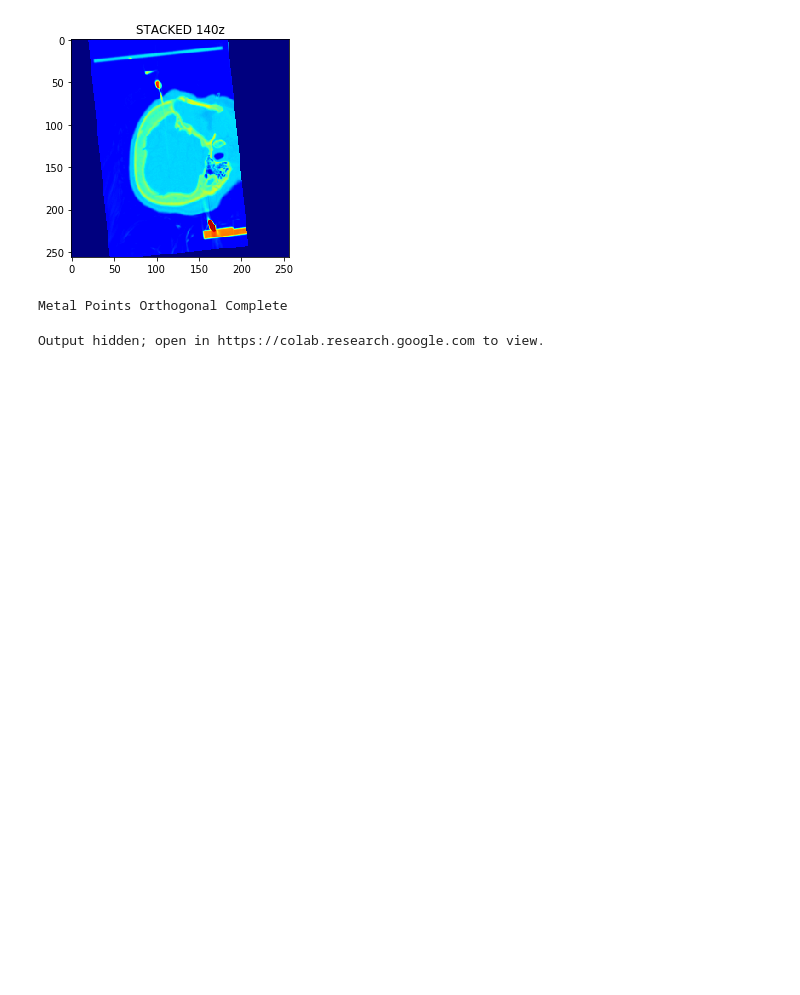
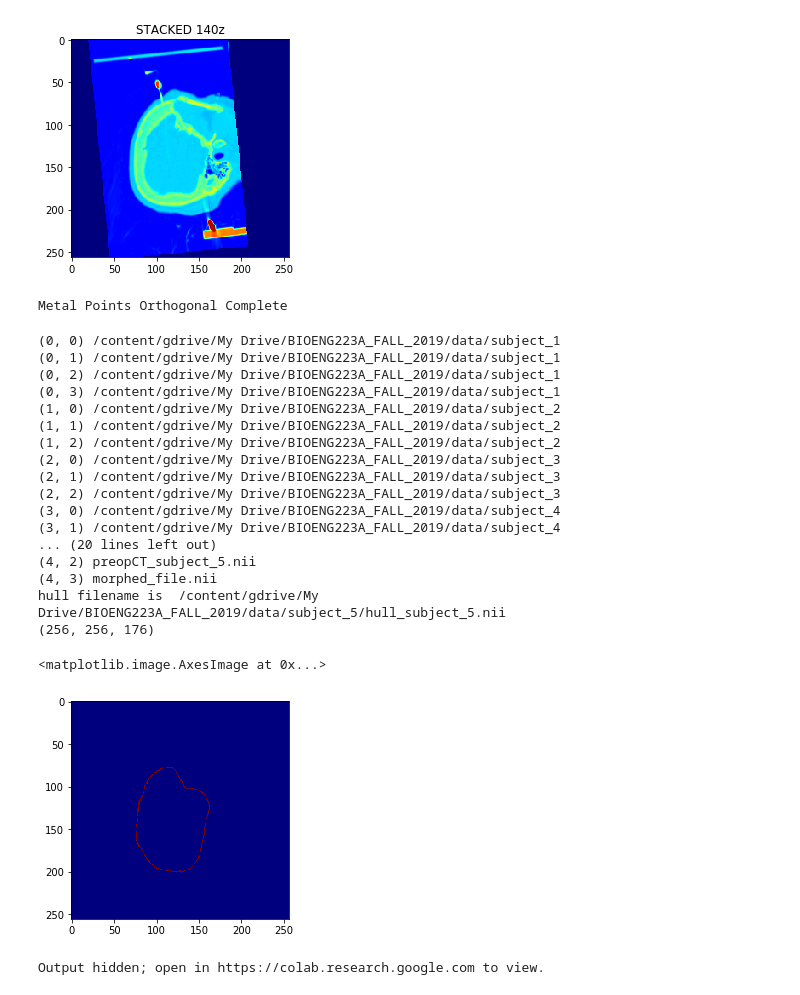
Before and after one commit to wspeier1/BE223A_2019, a Jupyter notebook: CT_Segmentation/read_NIFTI.ipynb, the cells around one changed output. Cells and saved outputs as stored; diff of their text form; code cells hidden in the pictures; blank space fills up the shorter version.

Commit message:
Import hull, hull changes
Load example hull
Scale hull
hull plotting
sample hull center and distances

```diff
--- a/CT_Segmentation/read_NIFTI.ipynb
+++ b/CT_Segmentation/read_NIFTI.ipynb
@@ -540,6 +598,49 @@ for ii in range(0,sy):
 print('Metal Points Orthogonal Complete')
 # %% [output]
 Metal Points Orthogonal Complete
+# %%
+'''
+Load Hull file containing cortical surface boundaries
+'''
+#DEBUG paths and filenames
+for x in path_dict:
+    print(x,path_dict[x])
+    continue
+for x in file_dict:
+    print(x, file_dict[x])
+    continue
+
+### Load one of the files
+f_hull = os.path.join(path_dict[4,0],file_dict[4,0])
+print('hull filename is ',f_hull)
+hull_img = nib.load(f_hull)
+hull_data = hull_img.get_fdata()
+
+
+print(np.shape(hull_data))
+
+plt.figure()
+plt.imshow(hull_data[:,:,131],cmap='jet')
+# %% [output]
+(0, 0) /content/gdrive/My Drive/BIOENG223A_FALL_2019/data/subject_1
+(0, 1) /content/gdrive/My Drive/BIOENG223A_FALL_2019/data/subject_1
+(0, 2) /content/gdrive/My Drive/BIOENG223A_FALL_2019/data/subject_1
+(0, 3) /content/gdrive/My Drive/BIOENG223A_FALL_2019/data/subject_1
+(1, 0) /content/gdrive/My Drive/BIOENG223A_FALL_2019/data/subject_2
+(1, 1) /content/gdrive/My Drive/BIOENG223A_FALL_2019/data/subject_2
+(1, 2) /content/gdrive/My Drive/BIOENG223A_FALL_2019/data/subject_2
+(2, 0) /content/gdrive/My Drive/BIOENG223A_FALL_2019/data/subject_3
+(2, 1) /content/gdrive/My Drive/BIOENG223A_FALL_2019/data/subject_3
+(2, 2) /content/gdrive/My Drive/BIOENG223A_FALL_2019/data/subject_3
+(3, 0) /content/gdrive/My Drive/BIOENG223A_FALL_2019/data/subject_4
+(3, 1) /content/gdrive/My Drive/BIOENG223A_FALL_2019/data/subject_4
+... (20 lines left out)
+(4, 2) preopCT_subject_5.nii
+(4, 3) morphed_file.nii
+hull filename is  /content/gdrive/My Drive/BIOENG223A_FALL_2019/data/subject_5/hull_subject_5.nii
+(256, 256, 176)
+<matplotlib.image.AxesImage at 0x...>
+[figure, added]
 # %%
 '''
 --------------------------------------------------------------------------------
```
Also changed, not shown: parts of 7 cells of this notebook.
